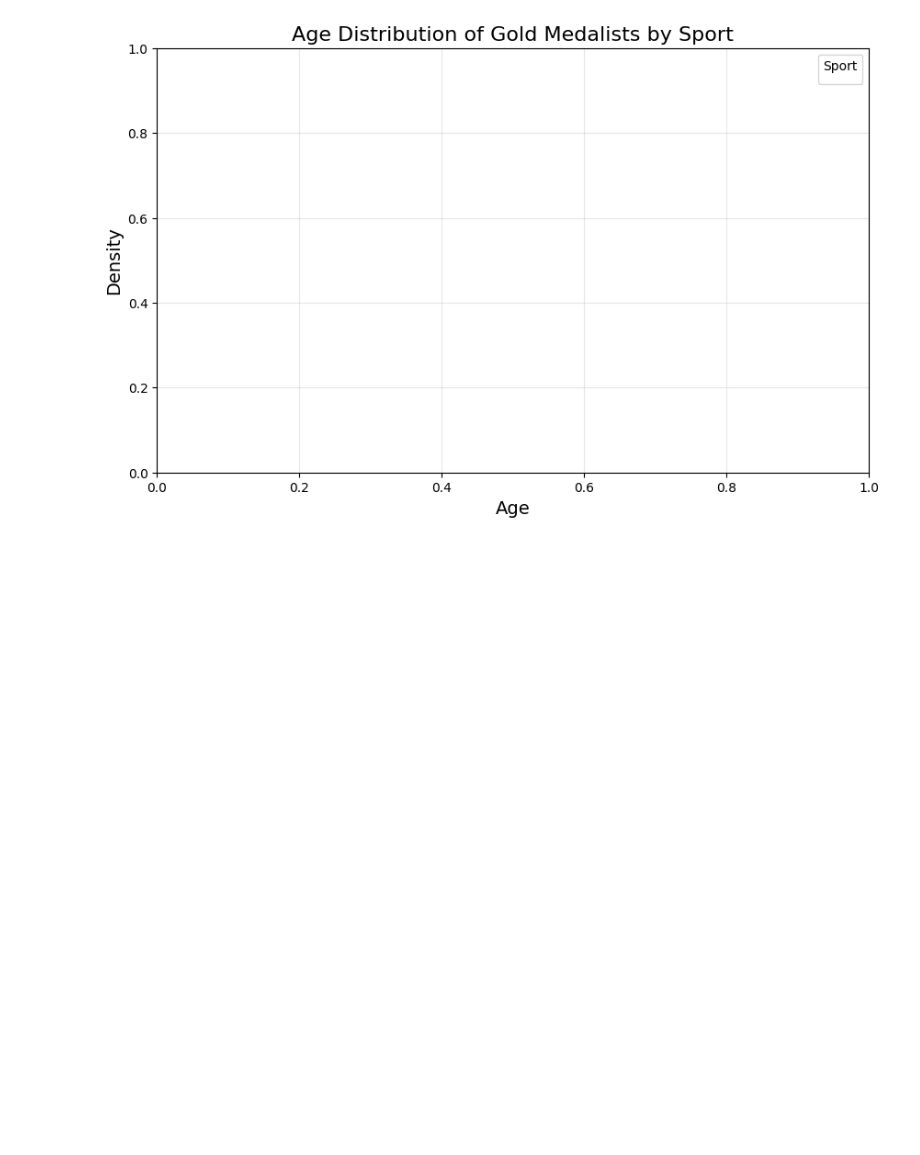
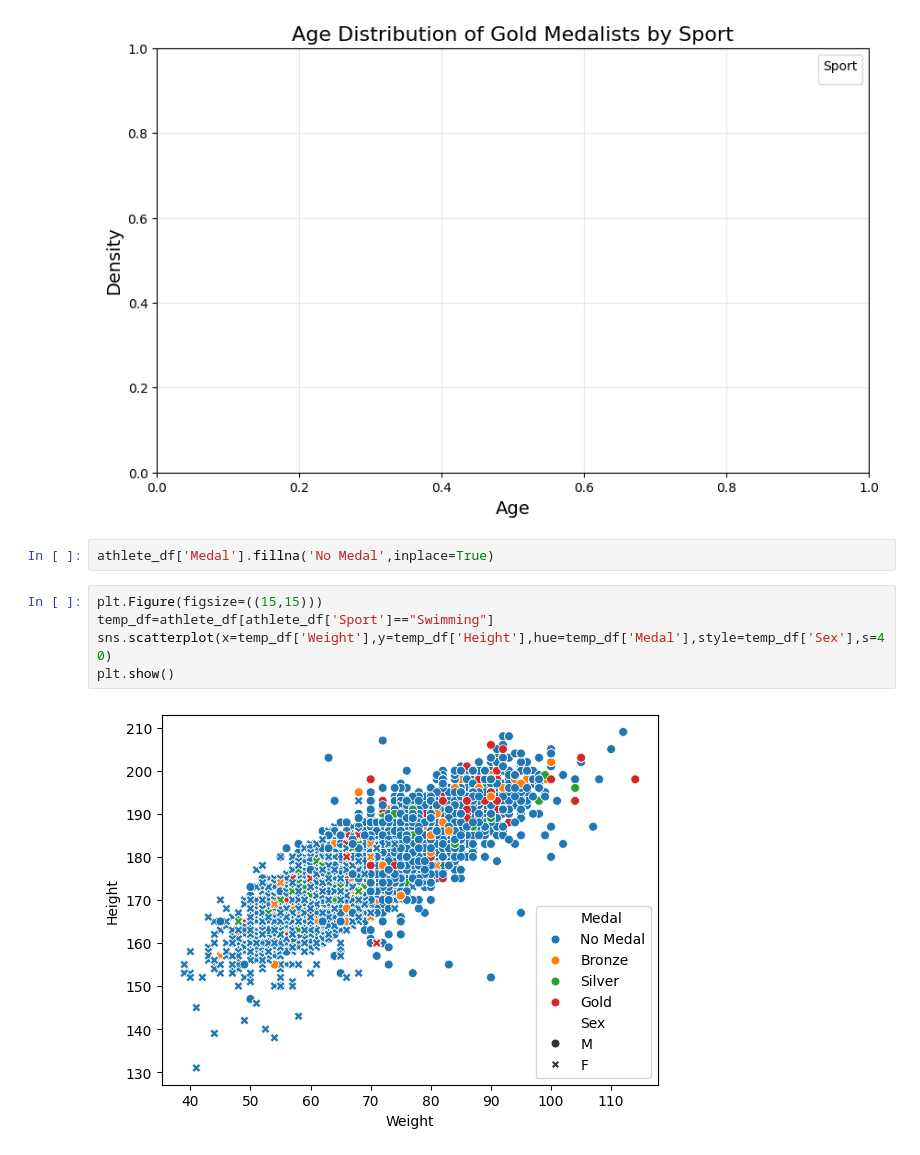
Before and after one commit to Razakhan143/Data-Science, a Jupyter notebook: Data Analysis/Analysis on olympic/Olympic_Analysis.ipynb, the cells around one changed output. Saved outputs shown, nothing was run; the diff lists cells and outputs as text; blank space fills up the shorter version.

Commit message:
add men vs women graph

```diff
--- a/Data Analysis/Analysis on olympic/Olympic_Analysis.ipynb
+++ b/Data Analysis/Analysis on olympic/Olympic_Analysis.ipynb
@@ -635,3 +635,12 @@ plt.show()
 # %% [output]
 No artists with labels found to put in legend.  Note that artists whose label start with an underscore are ignored when legend() is called with no argument.
 [figure]
+# %%
+athlete_df['Medal'].fillna('No Medal',inplace=True)
+# %%
+plt.Figure(figsize=((15,15)))
+temp_df=athlete_df[athlete_df['Sport']=="Swimming"]
+sns.scatterplot(x=temp_df['Weight'],y=temp_df['Height'],hue=temp_df['Medal'],style=temp_df['Sex'],s=40)
+plt.show()
+# %% [output]
+[figure, added]
```
Also changed, not shown: parts of 8 cells of this notebook, 2 other files.
